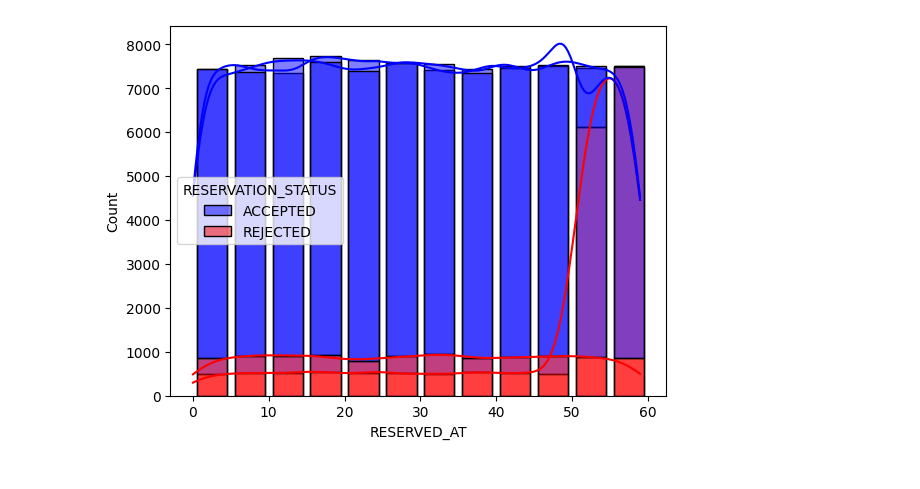
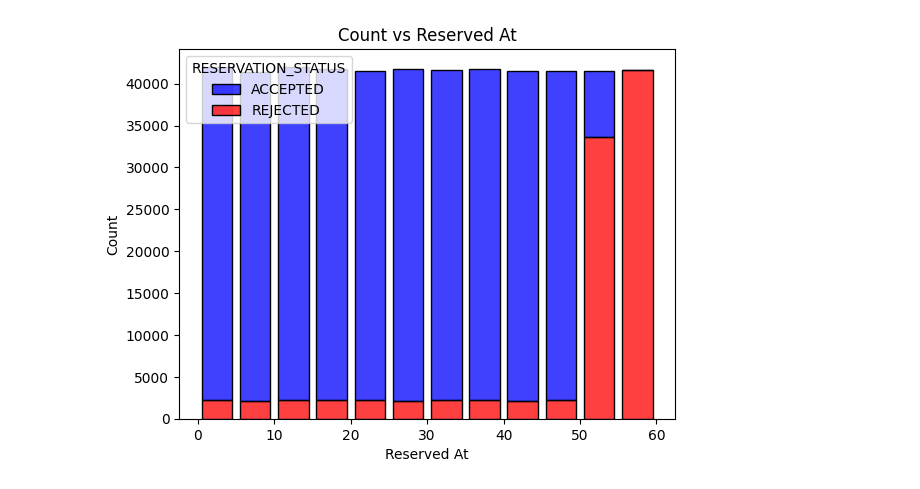
Before and after one commit to mepowerleo10/transit-service-simulation, a Jupyter notebook: src/playground.ipynb, the cells around one changed output. Saved outputs shown, nothing was run; the diff lists cells and outputs as text; code cells hidden in the pictures.

```diff
--- a/src/playground.ipynb
+++ b/src/playground.ipynb
@@ -26,27 +35,31 @@ def load_scenario_data(name: str) -> Tuple[pd.DataFrame, pd.DataFrame]:
 
     return (trips_df, routes_df)
 # %%
-scenarios_data = {
-    "ScenarioZero": load_scenario_data("ScenarioZero"),
-    "ScenarioOne": load_scenario_data("ScenarioOne"),
-}
+# scenarios_data = {
+#     "ScenarioZero": load_scenario_data("ScenarioZero"),
+#     "ScenarioOne": load_scenario_data("ScenarioOne"),
+# }
+
+trips, route_results = load_scenario_data("ScenarioZero")
 # %%
 import seaborn as sns
 
 colors = {"ACCEPTED": "blue", "REJECTED": "red"}
 
-for name, data in scenarios_data.items():
-    # Use seaborn to create the bar plot
-    trips_df = data[0]
-    sns.histplot(
-        data=trips_df,
-        x="RESERVED_AT",
-        hue="RESERVATION_STATUS",
-        multiple="stack",
-        palette=colors,
-        shrink=0.8,
-        bins=range(0, 61, 5),
-        kde=True,
-    )
+# Use seaborn to create the bar plot
+trips_df = trips
+sns.histplot(
+    data=trips_df,
+    x="RESERVED_AT",
+    hue="RESERVATION_STATUS",
+    multiple="stack",
+    palette=colors,
+    shrink=0.8,
+    bins=range(0, 61, 5),
+)
+plt.xlabel("Reserved At")
+plt.ylabel("Count")
+plt.title("Count vs Reserved At")
+plt.show()
 # %% [output]
-[figure, old version]
+[figure, new version]
```
Also changed, not shown: parts of 9 cells of this notebook, 1 other file.
